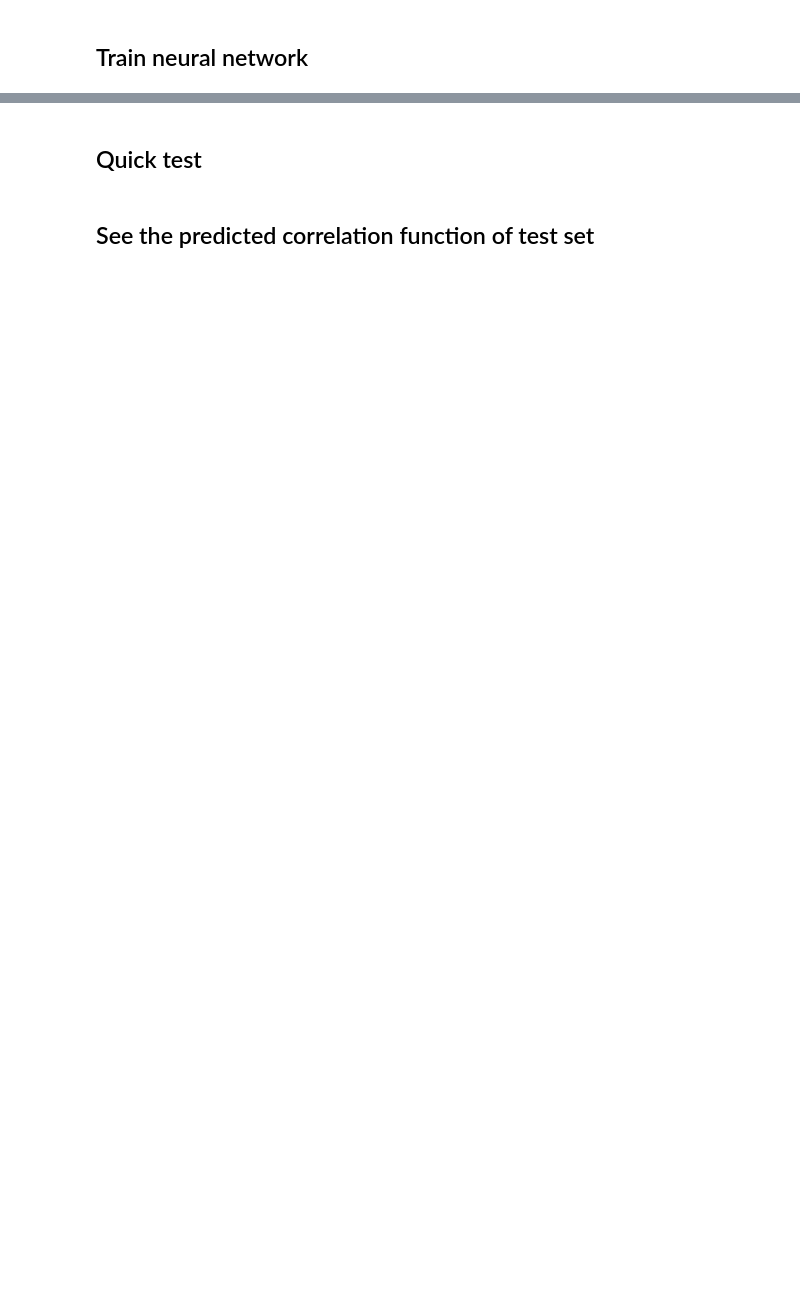
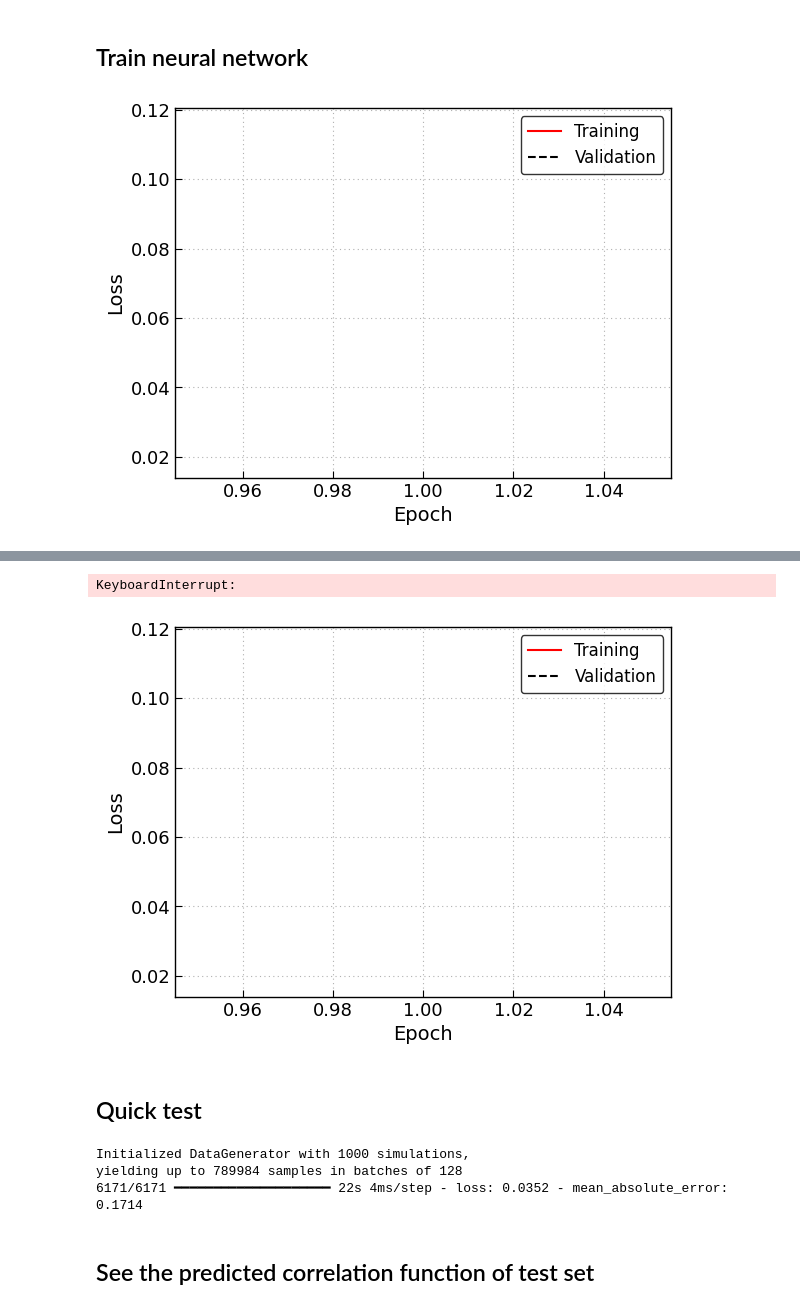
Before and after one commit to annatbui/ion-cdft, a Jupyter notebook: training/notebooks/RPM_H.ipynb, the cells around one changed output, grey strips where cells are left out. Cells and saved outputs as stored; diff of their text form; code cells hidden in the pictures; blank space fills up the shorter version.

```diff
--- a/training/notebooks/RPM_H.ipynb
+++ b/training/notebooks/RPM_H.ipynb
@@ -190,25 +226,27 @@ keras.utils.plot_model(model, show_shapes=True, show_layer_names=True ,show_laye
 # %%
 
 import callbacks as cb
 
 
 # Define the callbacks
 callbacks = [
     keras.callbacks.LearningRateScheduler(cb.lrschedule),
     keras.callbacks.ModelCheckpoint(
-        filepath="../../models/RPM_H.keras",
+        filepath="../../models/RPM_H_test.keras",
         monitor="val_mean_absolute_error",
         save_best_only=True),
     keras.callbacks.EarlyStopping(
         monitor="val_mean_absolute_error",
         patience=25),
     cb.LossHistory()]
 
 
 # Train the model
 model.fit(
     trainingGenerator,
     validation_data=validationGenerator,
     epochs=400,
     callbacks=callbacks
 )
+# %% [output]
+[figure, added]
@@ -215,3 +256,5 @@ model.fit(
+KeyboardInterrupt:
+[figure, added]
 # %% [markdown]
 ## Quick test
 # %%
@@ -221,6 +264,10 @@ model.fit(
 
 testGenerator = DataGeneratorTwoType(simData["test"], **generatorOptions)
 test_metrics = model.evaluate(testGenerator)
+# %% [output]
+Initialized DataGenerator with 1000 simulations,
+yielding up to 789984 samples in batches of 128
+6171/6171 ━━━━━━━━━━━━━━━━━━━━ 22s 4ms/step - loss: 0.0352 - mean_absolute_error: 0.1714
 # %% [markdown]
 ## See the predicted correlation function of test set
 # %%
```
Also changed, not shown: parts of 6 cells of this notebook, 5 other files.
